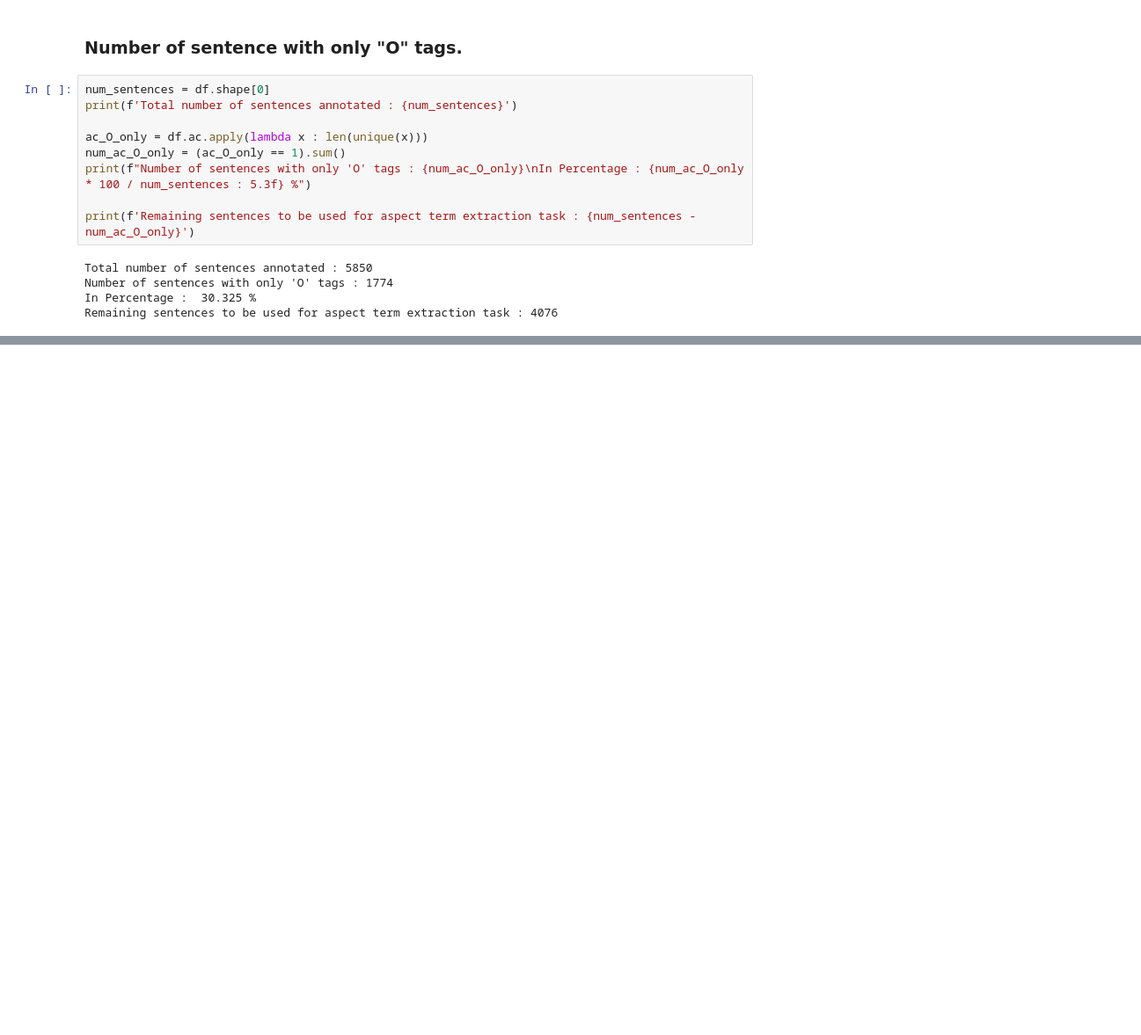
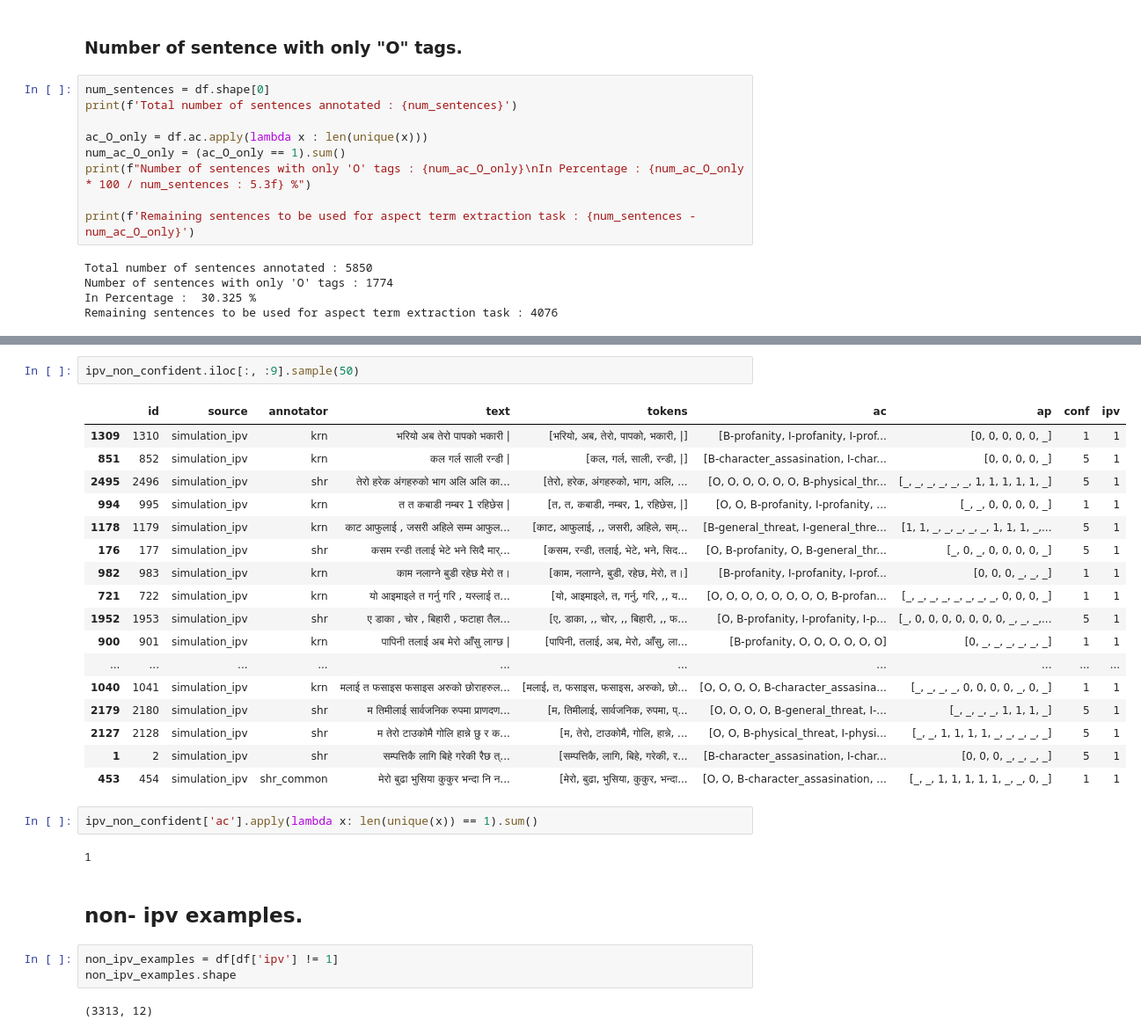
Before and after one commit to naamiinepal/IPV-detection, a Jupyter notebook: annotation/notebooks_annotation/analysis_overall.ipynb, the cells around one changed output, grey strips where cells are left out. Shown at 88% size. Cells and saved outputs as stored; diff of their text form; blank space fills up the shorter version.

```diff
--- a/annotation/notebooks_annotation/analysis_overall.ipynb
+++ b/annotation/notebooks_annotation/analysis_overall.ipynb
@@ -139,0 +216,31 @@ Remaining sentences to be used for aspect term extraction task : 4076
+# %%
+ipv_non_confident.iloc[:, :9].sample(50)
+# %% [output]
+|  | id | source | annotator | text | tokens | ac | ap | conf | ipv |
+| 1309 | 1310 | simulation_ipv | krn | भरियो अब तेरो पापको भकारी | | [भरियो, अब, तेरो, पापको, भकारी, |] | [B-profanity, I-profanity, I-prof... | [0, 0, 0, 0, 0, _] | 1 | 1 |
+| 851 | 852 | simulation_ipv | krn | कल गर्ल साली रन्डी | | [कल, गर्ल, साली, रन्डी, |] | [B-character_assasination, I-char... | [0, 0, 0, 0, _] | 5 | 1 |
+| 2495 | 2496 | simulation_ipv | shr | तेरो हरेक अंगहरुको भाग अलि अलि का... | [तेरो, हरेक, अंगहरुको, भाग, अलि, ... | [O, O, O, O, O, O, B-physical_thr... | [_, _, _, _, _, _, 1, 1, 1, 1, 1, _] | 5 | 1 |
+| 994 | 995 | simulation_ipv | krn | त त कबाडी नम्बर 1 रहिछेस | | [त, त, कबाडी, नम्बर, 1, रहिछेस, |] | [O, O, B-profanity, I-profanity, ... | [_, _, 0, 0, 0, 0, _] | 1 | 1 |
+| 1178 | 1179 | simulation_ipv | krn | काट आफुलाई , जसरी अहिले सम्म आफुल... | [काट, आफुलाई, ,, जसरी, अहिले, सम्... | [B-general_threat, I-general_thre... | [1, 1, _, _, _, _, _, 1, 1, 1, _,... | 5 | 1 |
+| 176 | 177 | simulation_ipv | shr | कसम रन्डी तलाई भेटे भने सिदै मार्... | [कसम, रन्डी, तलाई, भेटे, भने, सिद... | [O, B-profanity, O, B-general_thr... | [_, 0, _, 0, 0, 0, 0, _] | 5 | 1 |
+| 982 | 983 | simulation_ipv | krn | काम नलाग्ने बुडी रहेछ मेरो त। | [काम, नलाग्ने, बुडी, रहेछ, मेरो, त।] | [B-profanity, I-profanity, I-prof... | [0, 0, 0, _, _, _] | 1 | 1 |
+| 721 | 722 | simulation_ipv | krn | यो आइमाइले त गर्नु गरि , यस्लाई त... | [यो, आइमाइले, त, गर्नु, गरि, ,, य... | [O, O, O, O, O, O, O, O, B-profan... | [_, _, _, _, _, _, _, _, 0, 0, 0, _] | 1 | 1 |
+| 1952 | 1953 | simulation_ipv | shr | ए डाका , चोर , बिहारी , फटाहा तैल... | [ए, डाका, ,, चोर, ,, बिहारी, ,, फ... | [O, B-profanity, I-profanity, I-p... | [_, 0, 0, 0, 0, 0, 0, 0, _, _, _,... | 5 | 1 |
+| 900 | 901 | simulation_ipv | krn | पापिनी तलाई अब मेरो आँसु लाग्छ | | [पापिनी, तलाई, अब, मेरो, आँसु, ला... | [B-profanity, O, O, O, O, O, O] | [0, _, _, _, _, _, _] | 1 | 1 |
+| ... | ... | ... | ... | ... | ... | ... | ... | ... | ... |
+| 1040 | 1041 | simulation_ipv | krn | मलाई त फसाइस फसाइस अरुको छोराहरुल... | [मलाई, त, फसाइस, फसाइस, अरुको, छो... | [O, O, O, O, B-character_assasina... | [_, _, _, _, 0, 0, 0, 0, _, 0, _] | 1 | 1 |
+| 2179 | 2180 | simulation_ipv | shr | म तिमीलाई सार्वजनिक रुपमा प्राणदण... | [म, तिमीलाई, सार्वजनिक, रुपमा, प्... | [O, O, O, O, B-general_threat, I-... | [_, _, _, _, 1, 1, 1, _] | 5 | 1 |
+| 2127 | 2128 | simulation_ipv | shr | म तेरो टाउकोमै गोलि हान्ने छु र क... | [म, तेरो, टाउकोमै, गोलि, हान्ने, ... | [O, O, B-physical_threat, I-physi... | [_, _, 1, 1, 1, 1, _, _, _, _, _] | 5 | 1 |
+| 1 | 2 | simulation_ipv | shr | सम्पत्तिकै लागि बिहे गरेकी रैछ त्... | [सम्पत्तिकै, लागि, बिहे, गरेकी, र... | [B-character_assasination, I-char... | [0, 0, 0, _, _, _, _] | 5 | 1 |
+| 453 | 454 | simulation_ipv | shr_common | मेरो बुढा भुसिया कुकुर भन्दा नि न... | [मेरो, बुढा, भुसिया, कुकुर, भन्दा... | [O, O, B-character_assasination, ... | [_, _, 1, 1, 1, 1, 1, _, _, 0, _] | 1 | 1 |
+# %%
+ipv_non_confident['ac'].apply(lambda x: len(unique(x)) == 1).sum()
+# %% [output]
+1
+# %% [markdown]
+## non- ipv examples.
+# %%
+non_ipv_examples = df[df['ipv'] != 1]
+non_ipv_examples.shape
+# %% [output]
+(3313, 12)
```
Also changed, not shown: parts of 24 cells of this notebook.
